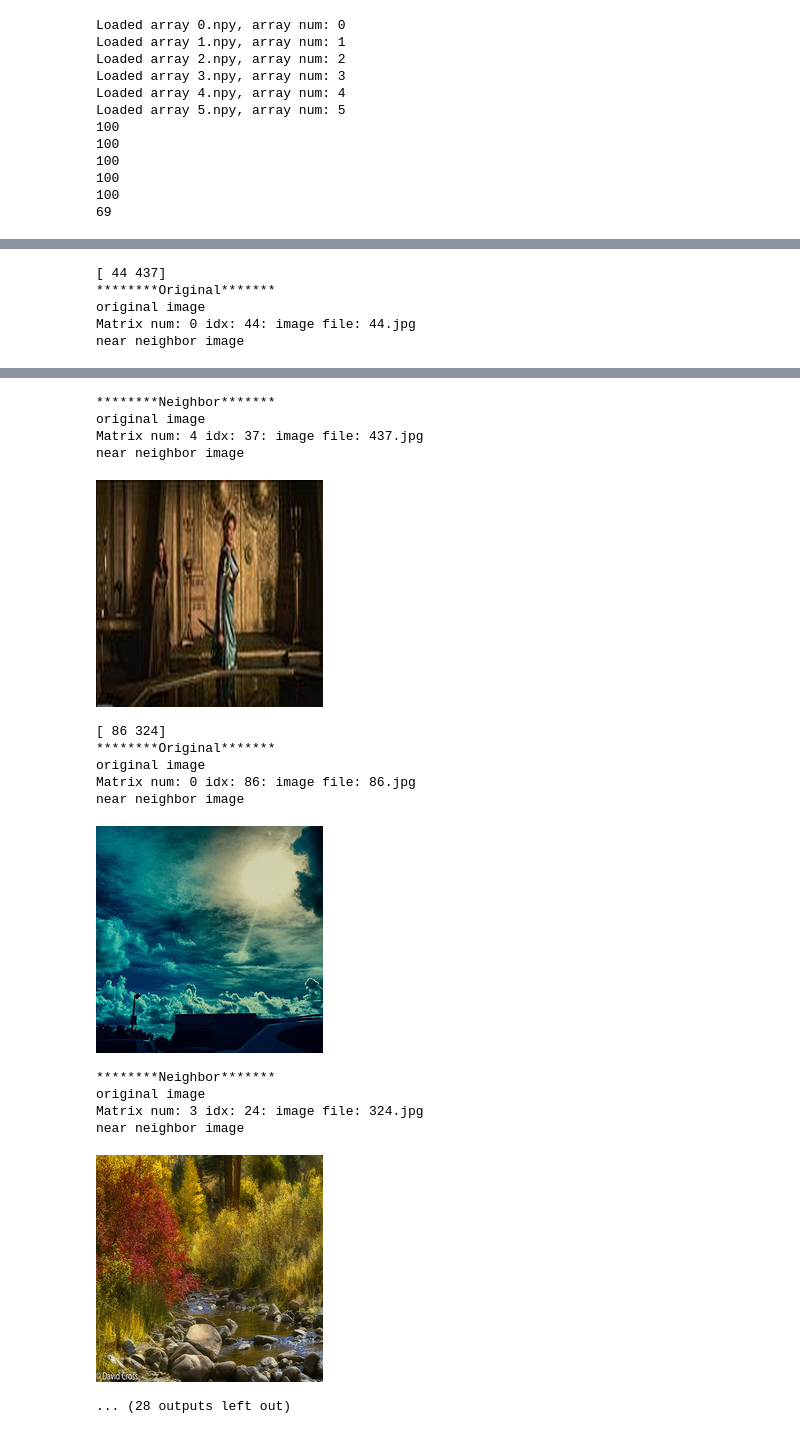
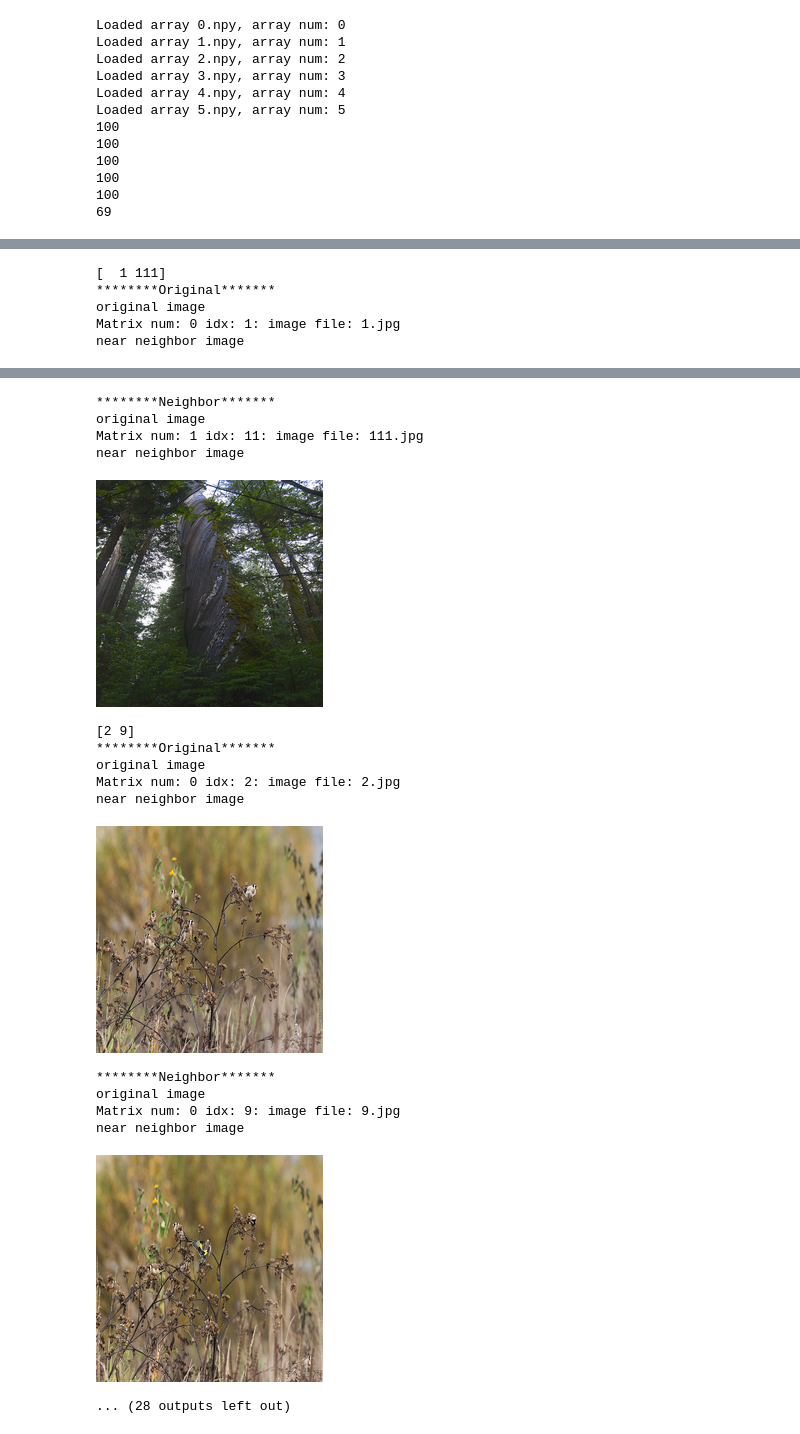
Before and after one commit to pratheeksh/Deep-Image-Search-Engine, a Jupyter notebook: code/Scipy KD-Tree experiments.ipynb, the cells around one changed output, grey strips where cells are left out. Cells and saved outputs as stored; diff of their text form; code cells hidden in the pictures.

Commit message:
Removign hardcoded paths , generating nearest for first 10 images in toy dataset

```diff
--- a/code/Scipy KD-Tree experiments.ipynb
+++ b/code/Scipy KD-Tree experiments.ipynb
@@ -1,7 +1,7 @@
 # %%
 import sys
 import os
-base = dirname(os.getcwd())
+base = os.path.dirname(os.getcwd())
 sys.path.insert(0, base + '/util')
 from image_processing_fns import *
 import numpy as np
@@ -100,7 +100,7 @@ def print_og(idx):
 import random
 
 for i in range(10):
-    random_image = random.randrange(0, 100)
+    random_image = i #random.randrange(0, 568)
     distance, neighbours = T.query(nparr[random_image], k=2)
     print(neighbours)
     print("********Original*******")
@@ -122,5 +122,5 @@ near neighbor image
-[ 44 437]
+[  1 111]
 ********Original*******
 original image
-Matrix num: 0 idx: 44: image file: 44.jpg
+Matrix num: 0 idx: 1: image file: 1.jpg
 near neighbor image
@@ -128,17 +128,17 @@ near neighbor image
 ********Neighbor*******
 original image
-Matrix num: 4 idx: 37: image file: 437.jpg
+Matrix num: 1 idx: 11: image file: 111.jpg
 near neighbor image
-[figure, old version]
+[figure, new version]
-[ 86 324]
+[2 9]
 ********Original*******
 original image
-Matrix num: 0 idx: 86: image file: 86.jpg
+Matrix num: 0 idx: 2: image file: 2.jpg
 near neighbor image
-[figure, old version]
+[figure, new version]
 ********Neighbor*******
 original image
-Matrix num: 3 idx: 24: image file: 324.jpg
+Matrix num: 0 idx: 9: image file: 9.jpg
 near neighbor image
-[figure, old version]
+[figure, new version]
 ... (28 outputs left out)
```
Also changed, not shown: parts of 1 cell of this notebook.
